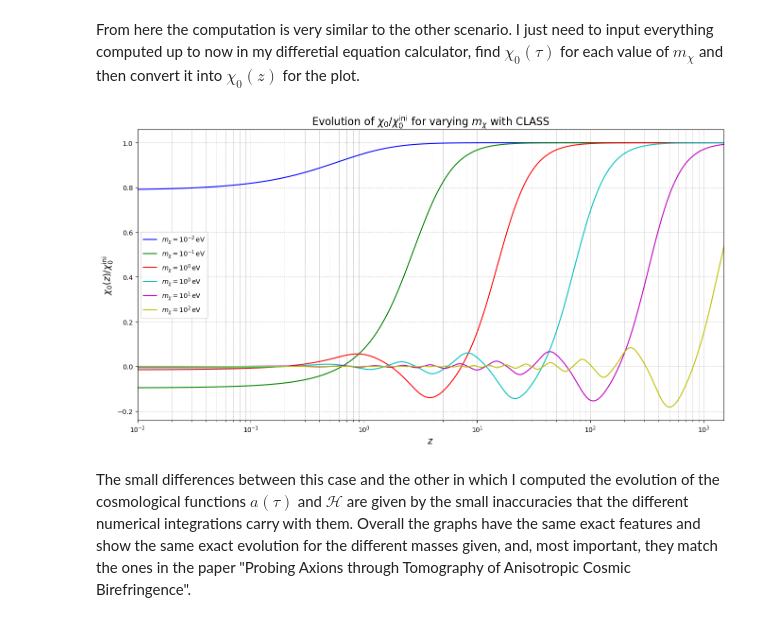
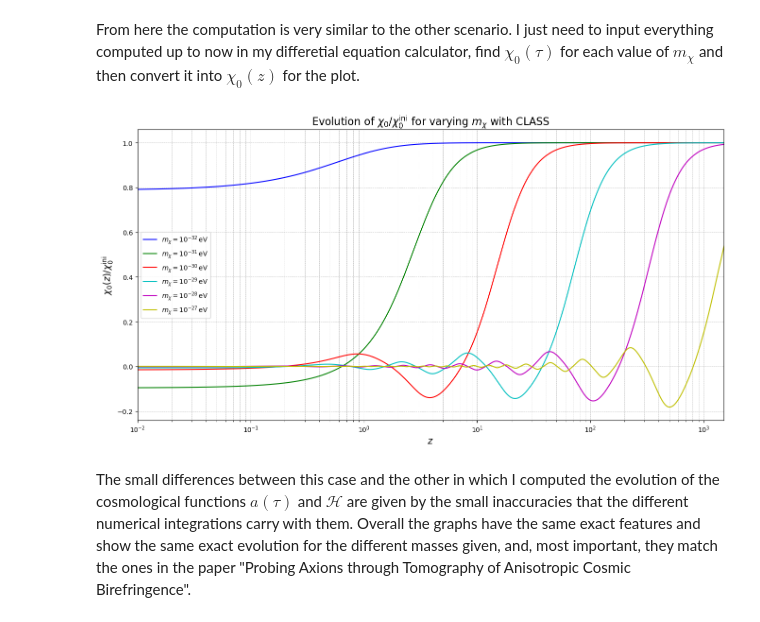
Before and after one commit to nicolobadinelli/coding, a Jupyter notebook: Evo_with_CLASS.ipynb, the cells around one changed output. Saved outputs shown, nothing was run; the diff lists cells and outputs as text; code cells hidden in the pictures.

```diff
--- a/Evo_with_CLASS.ipynb
+++ b/Evo_with_CLASS.ipynb
@@ -49,32 +51,34 @@ From here the computation is very similar to the other scenario. I just need to
 # %%
 mx_values_Mpc=np.logspace(-32, -27, 6)*ev_to_Mpc
 mx_values=[1e-32, 1e-31, 1e-30, 1e-29, 1e-28, 1e-27]
 
 def LaTex_mass(mx_values):
     exp = int(np.log10(mx_values))
     return rf'10^{{{exp}}}\,\mathrm{{eV}}'
 
 colors=['b', 'g', 'r', 'c', 'm', 'y']
 
 plt.figure(figsize=(16, 8))
 plt.xscale('log')
 
-for mx, col in zip(mx_values_Mpc, colors):
+for mx_Mpc, mx, col in zip(mx_values_Mpc, mx_values, colors):
     initial_conditions=[mpl, 0]
-    solution=sp.integrate.solve_ivp(eom, (tau[0], tau[-1]), initial_conditions, args=(mx,), dense_output=True)
+    solution=sp.integrate.solve_ivp(eom, (tau[0], tau[-1]), initial_conditions, args=(mx_Mpc,), dense_output=True)
     x0_solution=solution.sol(tau)[0]/initial_conditions[0]
 
     plt.plot(z, x0_solution, color=col, label=rf'$m_\chi={LaTex_mass(mx)}$')
+
+
 
 
 plt.xlabel(r'$z$', fontsize=14)
 plt.xlim(1e-2, 1500)
 plt.ylabel(r'$\chi_0(z)/ \chi_0^{\mathrm{ini}}$', fontsize=14)
 plt.grid(which='both', linestyle='--', linewidth=0.5)
 plt.title(r'Evolution of $\chi_0/\chi_0^{\rm ini}$ for varying $m_\chi$ with CLASS', fontsize=16)
 plt.legend()
 plt.show()
 # %% [output]
-[figure, old version]
+[figure, new version]
 # %% [markdown]
 The small differences between this case and the other in which I computed the evolution of the cosmological functions $a(\tau)$ and $\mathcal{H}$ are given by the small inaccuracies that the different numerical integrations carry with them. Overall the graphs have the same exact features and show the same exact evolution for the different masses given, and, most important, they match the ones in the paper "Probing Axions through Tomography of Anisotropic Cosmic Birefringence".
```
Also changed, not shown: parts of 3 cells of this notebook, 1 other file.
